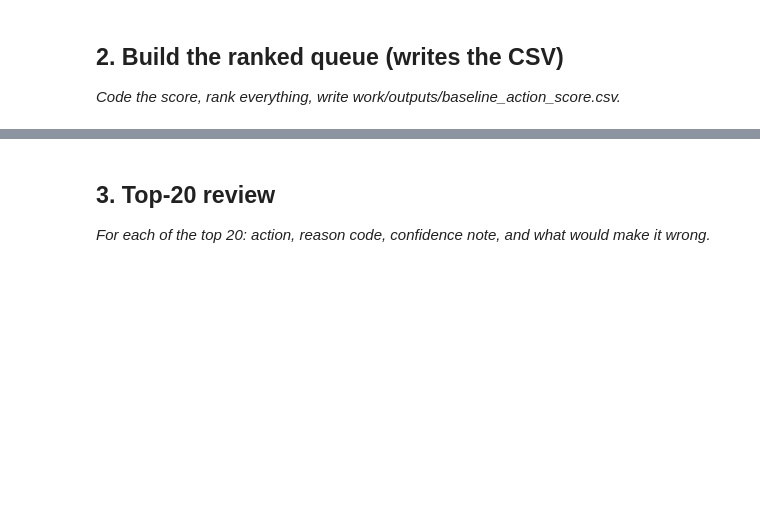
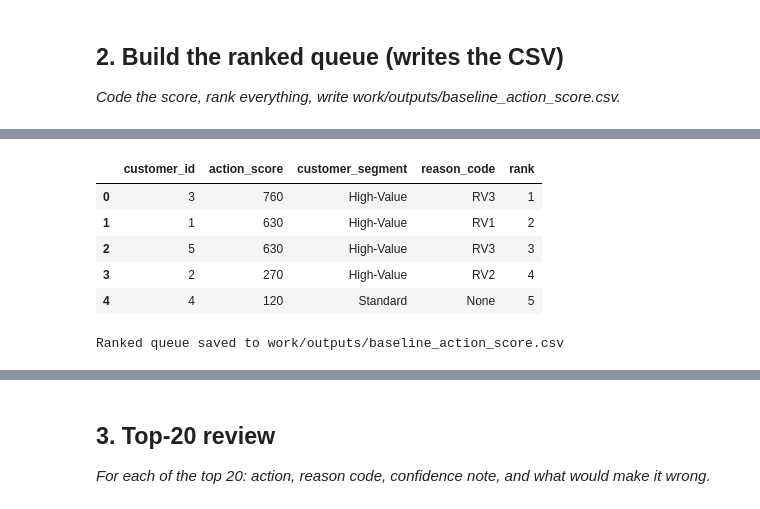
Before and after one commit to kunaaaaaal-cmd/ml-internship-starter, a Jupyter notebook: work/notebooks/w04_baseline_score.ipynb, the cells around one changed output, grey strips where cells are left out. Saved outputs shown, nothing was run; the diff lists cells and outputs as text; code cells hidden in the pictures; blank space fills up the shorter version.

```diff
--- a/work/notebooks/w04_baseline_score.ipynb
+++ b/work/notebooks/w04_baseline_score.ipynb
@@ -22,0 +61,55 @@ This skeleton is yours to fill. Work the sections **in order** — each one has
+# %%
+import pandas as pd
+import os
+
+# Sample customer data (included here to ensure df_customers is available)
+data = {
+    'customer_id': [1, 2, 3, 4, 5],
+    'total_purchase_30_days': [600, 200, 700, 100, 550],
+    'num_purchases_30_days': [3, 7, 6, 2, 8]
+}
+df_customers = pd.DataFrame(data)
+
+def apply_high_value_rule(row):
+    is_high_value_by_amount = row['total_purchase_30_days'] > 500
+    is_high_value_by_purchases = row['num_purchases_30_days'] > 5
+
+    if is_high_value_by_amount and is_high_value_by_purchases:
+        return 'High-Value', 'RV3'
+    elif is_high_value_by_amount:
+        return 'High-Value', 'RV1'
+    elif is_high_value_by_purchases:
+        return 'High-Value', 'RV2'
+    else:
+        return 'Standard', None
+
+df_customers[['customer_segment', 'reason_code']] = df_customers.apply(lambda row: pd.Series(apply_high_value_rule(row)), axis=1)
+
+# Calculate the action_score
+df_customers['action_score'] = df_customers['total_purchase_30_days'] + (df_customers['num_purchases_30_days'] * 10)
+
+# Rank customers by action_score in descending order
+df_ranked = df_customers.sort_values(by='action_score', ascending=False).reset_index(drop=True)
+df_ranked['rank'] = df_ranked.index + 1
+
+# Select relevant columns for the output
+df_output = df_ranked[['customer_id', 'action_score', 'customer_segment', 'reason_code', 'rank']]
+
+# Create the output directory if it doesn't exist
+output_dir = 'work/outputs'
+os.makedirs(output_dir, exist_ok=True)
+
+# Save the ranked queue to a CSV file
+output_path = os.path.join(output_dir, 'baseline_action_score.csv')
+df_output.to_csv(output_path, index=False)
+
+display(df_output)
+print(f"Ranked queue saved to {output_path}")
+# %% [output]
+|  | customer_id | action_score | customer_segment | reason_code | rank |
+| 0 | 3 | 760 | High-Value | RV3 | 1 |
+| 1 | 1 | 630 | High-Value | RV1 | 2 |
+| 2 | 5 | 630 | High-Value | RV3 | 3 |
+| 3 | 2 | 270 | High-Value | RV2 | 4 |
+| 4 | 4 | 120 | Standard | None | 5 |
+Ranked queue saved to work/outputs/baseline_action_score.csv
```
Also changed, not shown: parts of 14 cells of this notebook.
